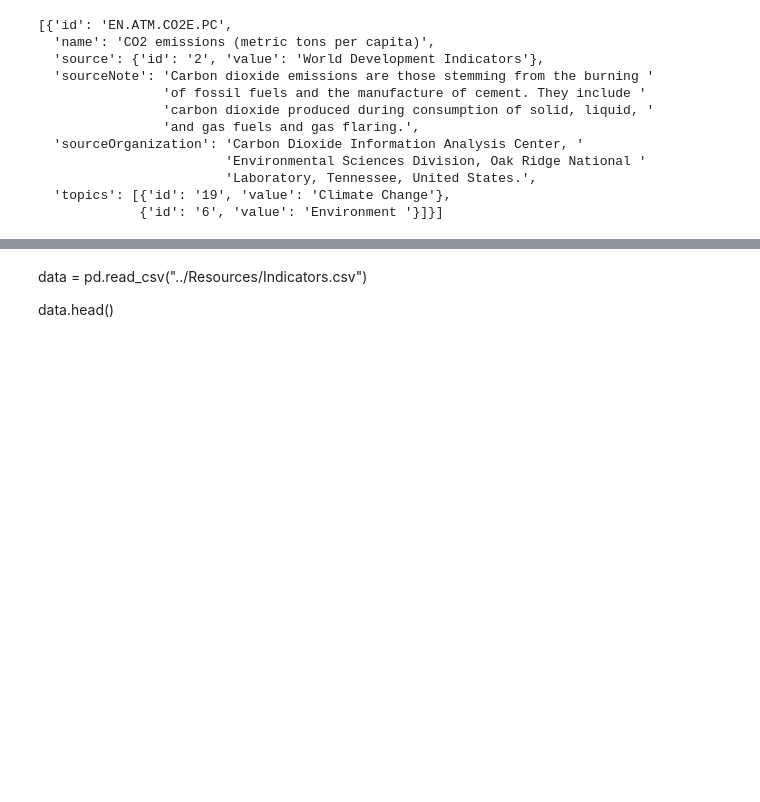
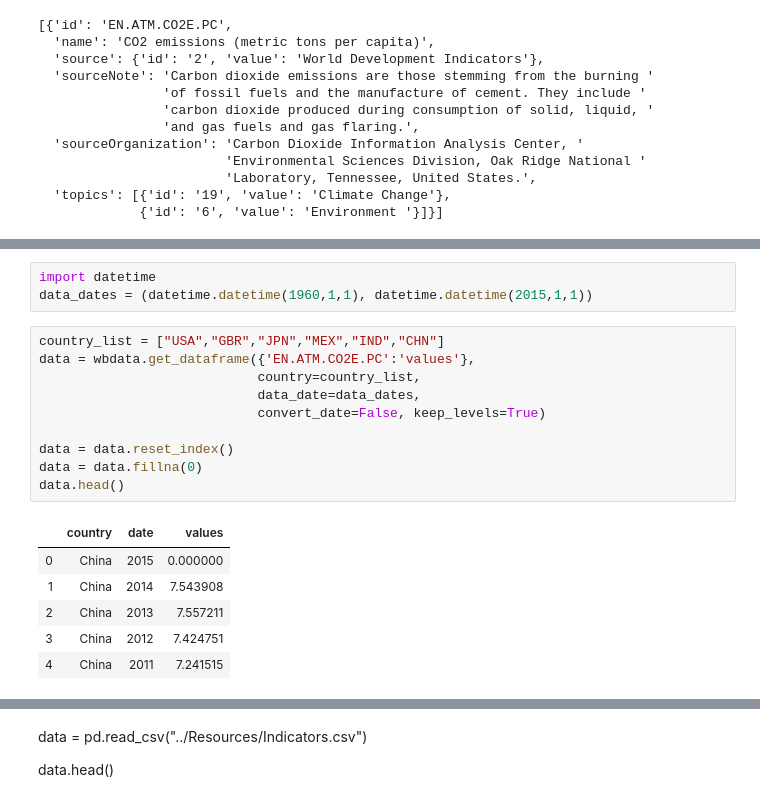
Before and after one commit to robertcox324/5horsemenoftheapocalypse, a Jupyter notebook: gdp_co2_correlation.ipynb, the cells around one changed output, grey strips where cells are left out. Cells and saved outputs as stored; diff of their text form; blank space fills up the shorter version.

```diff
--- a/gdp_co2_correlation.ipynb
+++ b/gdp_co2_correlation.ipynb
@@ -63,0 +75,20 @@ pprint(co2_pc)
+# %%
+import datetime
+data_dates = (datetime.datetime(1960,1,1), datetime.datetime(2015,1,1))
+# %%
+country_list = ["USA","GBR","JPN","MEX","IND","CHN"]
+data = wbdata.get_dataframe({'EN.ATM.CO2E.PC':'values'},
+                            country=country_list,
+                            data_date=data_dates,
+                            convert_date=False, keep_levels=True)
+
+data = data.reset_index()
+data = data.fillna(0)
+data.head()
+# %% [output]
+|  | country | date | values |
+| 0 | China | 2015 | 0.000000 |
+| 1 | China | 2014 | 7.543908 |
+| 2 | China | 2013 | 7.557211 |
+| 3 | China | 2012 | 7.424751 |
+| 4 | China | 2011 | 7.241515 |
```
Also changed, not shown: parts of 5 cells of this notebook.
